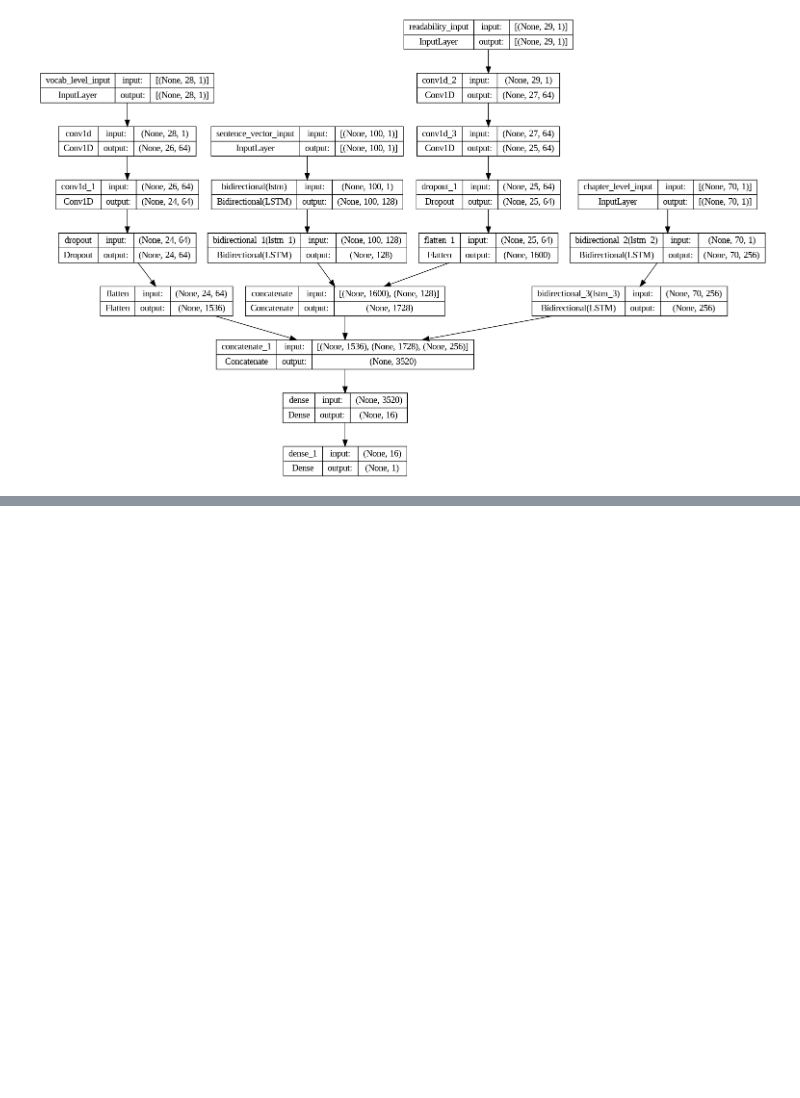
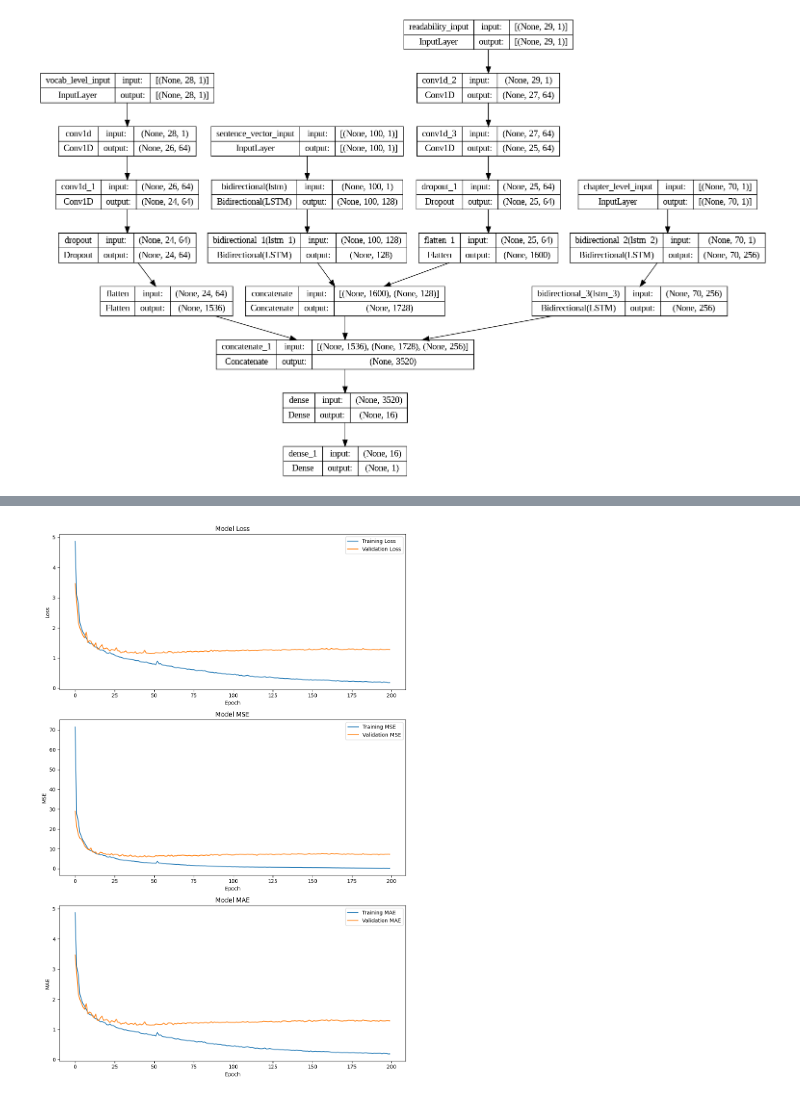
Before and after one commit to chmuneebshan/Automated-Grading-of-Exam-Papers-Using-Fusion-based-LSTM-Architecture, a Jupyter notebook: Code/Modelling.ipynb, the cells around one changed output, grey strips where cells are left out. Cells and saved outputs as stored; diff of their text form; code cells hidden in the pictures; blank space fills up the shorter version.

```diff
--- a/Code/Modelling.ipynb
+++ b/Code/Modelling.ipynb
@@ -103,0 +117,12 @@ sentence_vectors = np.array([i.reshape(-1, 1) for i in sentence_vectors])
+# %%
+# Compiling the model with a custom loss function and optimizer
+model.compile(optimizer='adam', loss='mae', metrics=["mse", "mae"])
+
+# Training the model
+history = model.fit(
+    [vocab_train, readability_train, sentence_train, chapter_train],
+    y_train,
+    validation_data=([vocab_test, readability_test, sentence_test, chapter_test], y_test),
+    batch_size=128,
+    epochs=200
+)
@@ -103,0 +150,32 @@ sentence_vectors = np.array([i.reshape(-1, 1) for i in sentence_vectors])
+# %%
+# Plotting the history of the model
+fig, axs = plt.subplots(3, 1, figsize=(10, 15))
+
+# Loss
+axs[0].plot(history.history['loss'], label='Training Loss')
+axs[0].plot(history.history['val_loss'], label='Validation Loss')
+axs[0].set_title('Model Loss')
+axs[0].set_xlabel('Epoch')
+axs[0].set_ylabel('Loss')
+axs[0].legend()
+
+# MSE
+axs[1].plot(history.history['mse'], label='Training MSE')
+axs[1].plot(history.history['val_mse'], label='Validation MSE')
+axs[1].set_title('Model MSE')
+axs[1].set_xlabel('Epoch')
+axs[1].set_ylabel('MSE')
+axs[1].legend()
+
+# MAE
+axs[2].plot(history.history['mae'], label='Training MAE')
+axs[2].plot(history.history['val_mae'], label='Validation MAE')
+axs[2].set_title('Model MAE')
+axs[2].set_xlabel('Epoch')
+axs[2].set_ylabel('MAE')
+axs[2].legend()
+
+plt.tight_layout()
+plt.show()
+# %% [output]
+[figure, added]
```
Also changed, not shown: parts of 3 cells of this notebook.
